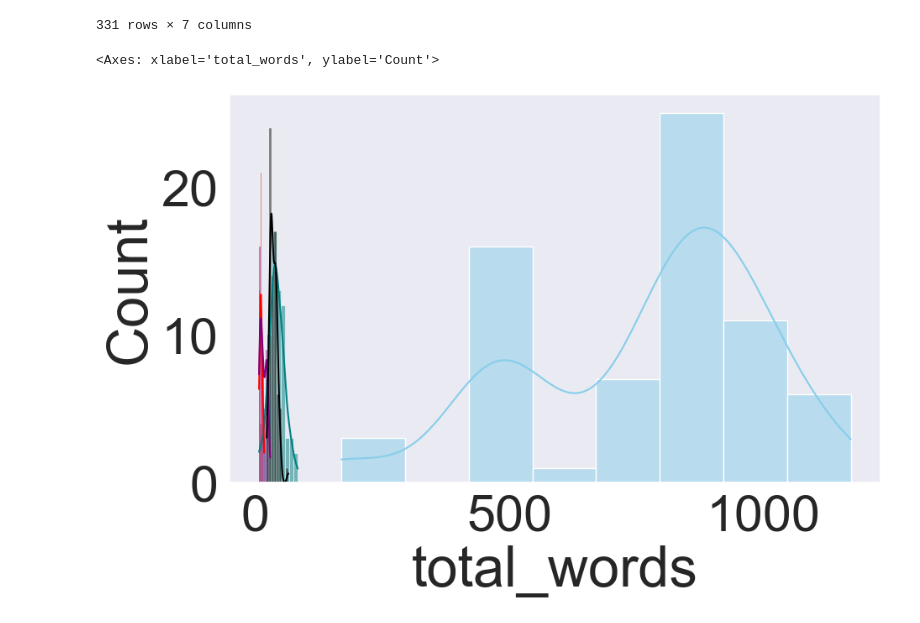
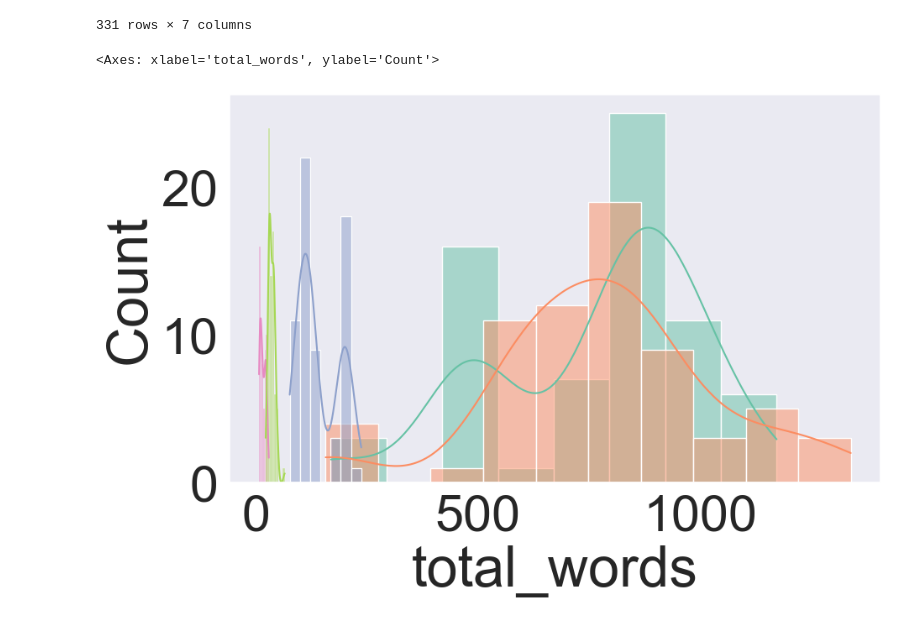
Before and after one commit to AKHILESH200/PersonifiedScriptWriter, a Jupyter notebook: phase-1-cerf/data_eda.ipynb, the cells around one changed output. Saved outputs shown, nothing was run; the diff lists cells and outputs as text; code cells hidden in the pictures.

```diff
--- a/phase-1-cerf/data_eda.ipynb
+++ b/phase-1-cerf/data_eda.ipynb
@@ -7,10 +7,8 @@ import seaborn as sns
 import matplotlib.pyplot as plt
 from nlp import preprocessing as pp
 import nltk
-
+from wordcloud import WordCloud
 plt.rcParams["figure.figsize"] = (10, 6)
-sns.set(style="dark")
-sns.set(font_scale=1.85)
 print("imported sucessfully")
 # %% [output]
 imported sucessfully
@@ -306,46 +385,14 @@ data
 # %%
-def multi_plotter(data, filter_col, plot_col, plot_label):
-    sns.set_theme(style="dark")
+# Define a color palette using seaborn's color_palette() function
+palette = sns.color_palette("Set2")
 
-    fig, axs = plt.subplots(2, 3, figsize=(12,8), sharey='row')
-    levels = data.groupby(filter_col)[plot_col].mean().index.tolist()
-
-
-    for i, level in enumerate(levels):
-        if i in range(3):
-            j = 0
-        else:
-            j = 1
-            i = i - 2
-        if level[0] == 'C':
-            colour = 'skyblue'
-        elif level[0] == 'B':
-            colour = 'red'
-        else:
-            colour = 'teal'
-
-
-        plot_data = data[data[filter_col] == level][plot_col]
-
-        axs[j, i].hist(plot_data, color=colour)
-        axs[j, i].set_title(label=level)
-        axs[j, i].set_xlabel(plot_label)
-        axs[j, i].set_ylabel('')
-
-    axs[1, 0].set_facecolor('white')
-    axs[1, 0].set_xticklabels([])
-    axs[1, 0].set_yticklabels([])
-
-    fig.tight_layout()
-    plt.show()
-
-
-sns.histplot(data=data[data.cefr_level == 'C2']['total_words'], color="skyblue", label="C2", kde=True)
-sns.histplot(data=data[data.cefr_level == 'C1']['total_sentences'], color="teal", label="C2", kde=True)
-sns.histplot(data=data[data.cefr_level == 'A2']['total_sentences'], color="red", label="A2", kde=True)
-sns.histplot(data=data[data.cefr_level == 'B1']['total_sentences'], color="purple", label="B1", kde=True)
-sns.histplot(data=data[data.cefr_level == 'B2']['total_sentences'], color="black", label="B2", kde=True)
+# Plotting histograms with the defined color palette
+sns.histplot(data=data[data.cefr_level == 'C2']['total_words'], color=palette[0], label="C2", kde=True)
+sns.histplot(data=data[data.cefr_level == 'C1']['total_words'], color=palette[1], label="C1", kde=True)
+sns.histplot(data=data[data.cefr_level == 'A2']['total_words'], color=palette[2], label="A2", kde=True)
+sns.histplot(data=data[data.cefr_level == 'B1']['total_sentences'], color=palette[3], label="B1", kde=True)
+sns.histplot(data=data[data.cefr_level == 'B2']['total_sentences'], color=palette[4], label="B2", kde=True)
 # %% [output]
 <Axes: xlabel='total_words', ylabel='Count'>
-[figure, old version]
+[figure, new version]
 # %%
```
Also changed, not shown: parts of 19 cells of this notebook, 1 other file.
